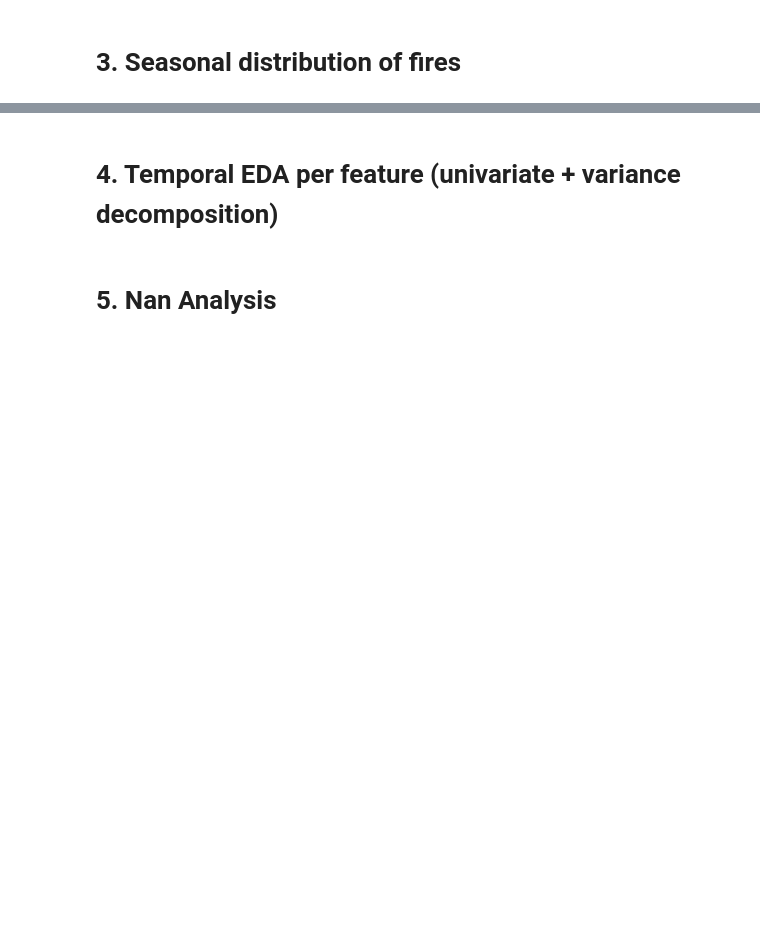
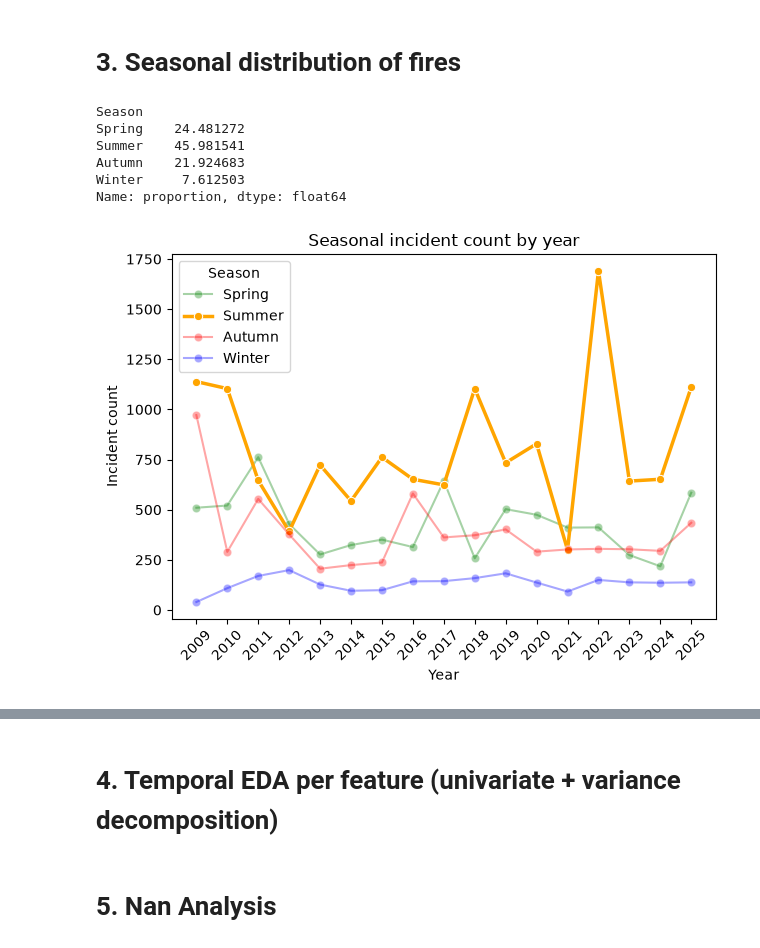
Before and after one commit to Racoo203/wildfire_risk_model, a Jupyter notebook: notebooks/01_eda.ipynb, the cells around one changed output, grey strips where cells are left out. Cells and saved outputs as stored; diff of their text form; code cells hidden in the pictures; blank space fills up the shorter version.

```diff
--- a/notebooks/01_eda.ipynb
+++ b/notebooks/01_eda.ipynb
@@ -164,4 +170,65 @@ plt.show()
 # %% [markdown]
 # 3. Seasonal distribution of fires
+# %%
+season_order = ["Spring", "Summer", "Autumn", "Winter"]
+season_display = {
+    "SPRING": "Spring",
+    "SUMMER": "Summer",
+    "FALL": "Autumn",
+    "WINTER": "Winter",
+}
+
+season_palette = {
+    "Spring": "green",  # muted green
+    "Summer": "orange",  # vivid orange, focus season
+    "Autumn": "red",  # muted red
+    "Winter": "blue",
+}
+
+temp = incidents_df[["Year", "Month"]].copy()
+temp["Season"] = temp["Month"].apply(season_of_month).map(season_display)
+temp["Season"] = pd.Categorical(temp["Season"], categories=season_order, ordered=True)
+
+print(temp["Season"].value_counts(normalize=True).sort_index() * 100)
+
+season_year_counts = (
+    temp.groupby(["Season", "Year"], observed=False)
+    .size()
+    .unstack(fill_value=0)
+    .reindex(season_order)
+)
+
+df_long = season_year_counts.reset_index().melt(
+    id_vars="Season",
+    var_name="Year",
+    value_name="Incident count",
+)
+
+for season in season_order:
+    season_data = df_long[df_long["Season"] == season]
+    sns.lineplot(
+        data=season_data,
+        x="Year",
+        y="Incident count",
+        label=season,
+        color=season_palette[season],
+        marker="o",
+        alpha=1.0 if season == "Summer" else 0.35,
+        linewidth=2.5 if season == "Summer" else 1.5,
+    )
+
+plt.title("Seasonal incident count by year")
+plt.xticks(sorted(df_long["Year"].unique()), rotation=45)
+plt.legend(title="Season")
+plt.tight_layout()
+plt.show()
+# %% [output]
+Season
+Spring    24.481272
+Summer    45.981541
+Autumn    21.924683
+Winter     7.612503
+Name: proportion, dtype: float64
+[figure, added]
 # %%
 temp = incidents_df[["Year", "Month"]].copy()
```
Also changed, not shown: parts of 3 cells of this notebook, 6 other files.
